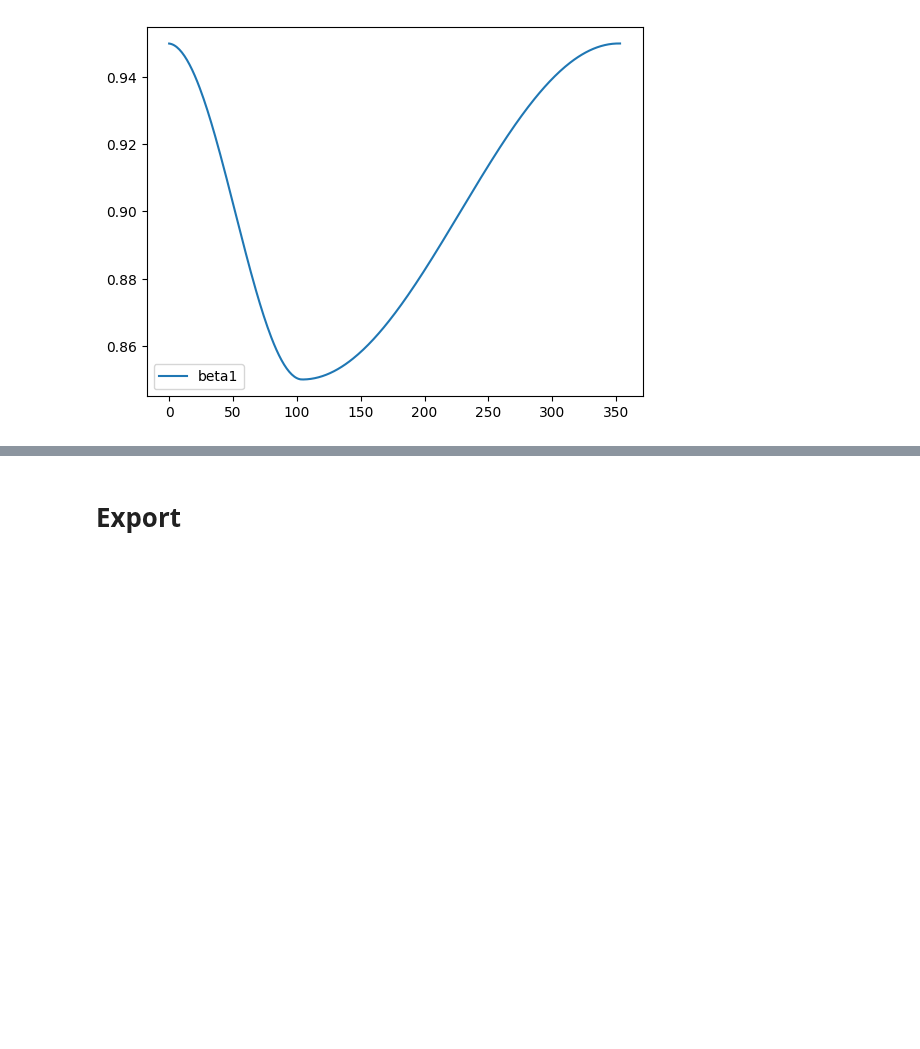
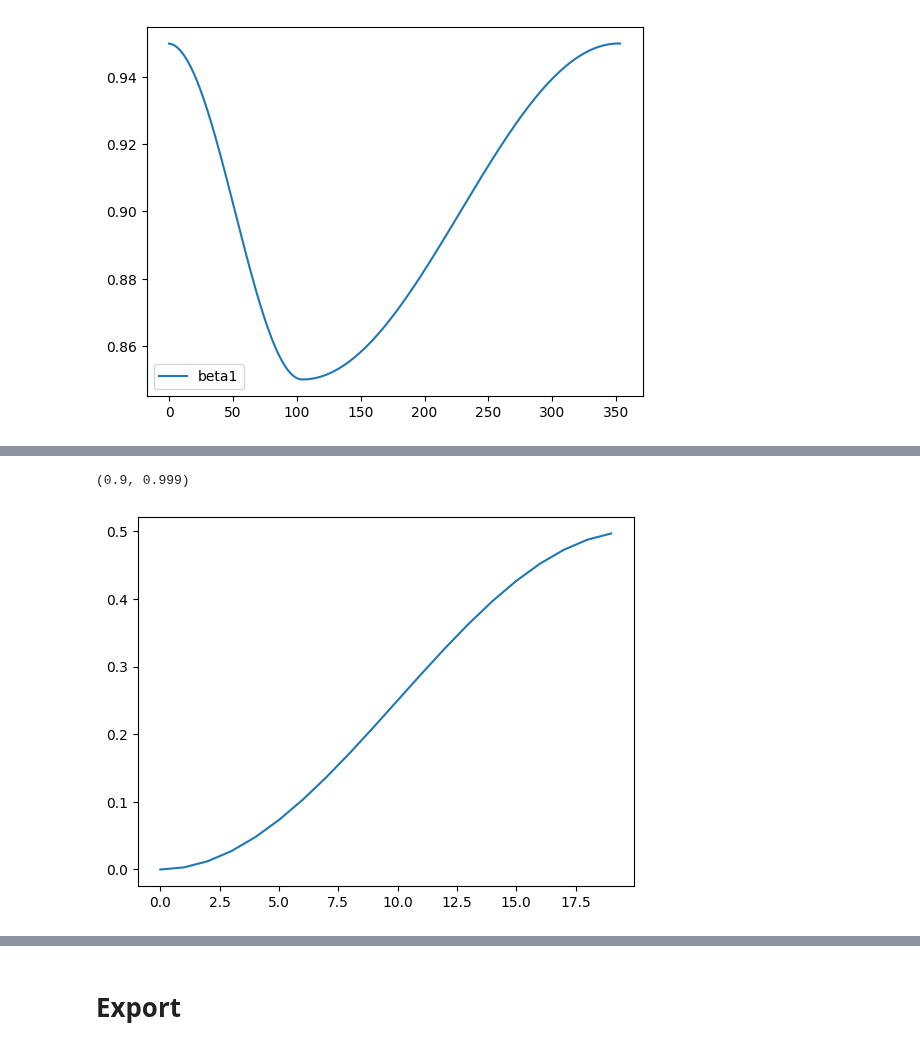
Before and after one commit to daniilgaltsev/fastai_course, a Jupyter notebook: nbs/12_accel_sgd.ipynb, the cells around one changed output, grey strips where cells are left out. Saved outputs shown, nothing was run; the diff lists cells and outputs as text; code cells hidden in the pictures; blank space fills up the shorter version.

```diff
--- a/nbs/12_accel_sgd.ipynb
+++ b/nbs/12_accel_sgd.ipynb
@@ -586,0 +604,13 @@ record.plot()
+# %%
+pg["betas"]
+# %% [output]
+(0.9, 0.999)
+# %%
+def cosine_anneal(start, end, step, max_steps):
+    range = end - start
+    progress = step / range
+    return start + (end - start) * (1 - (1 + math.cos(step / max_steps * math.pi)) / 2)
+# %%
+plt.plot([cosine_anneal(0., 0.5, i, 20) for i in range(20)]);
+# %% [output]
+[figure, added]
```
Also changed, not shown: parts of 8 cells of this notebook, 1 other file.
